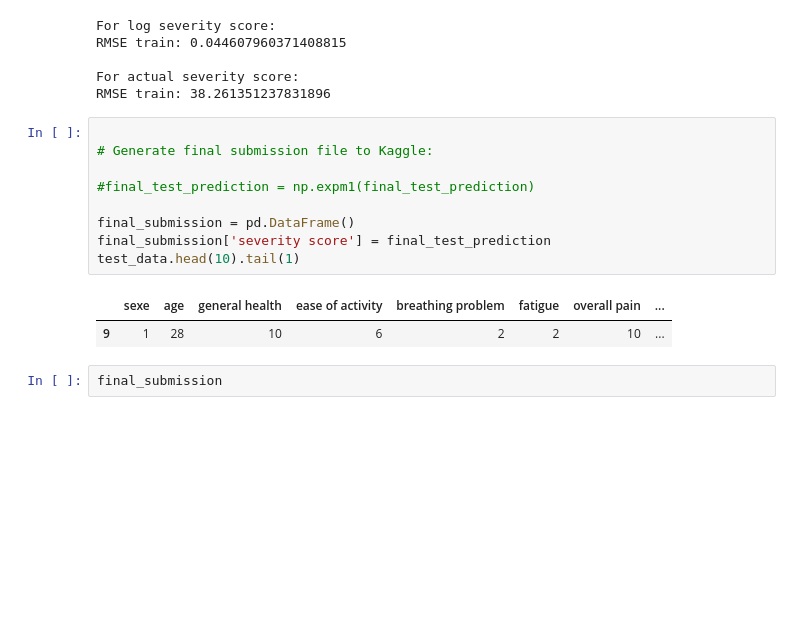
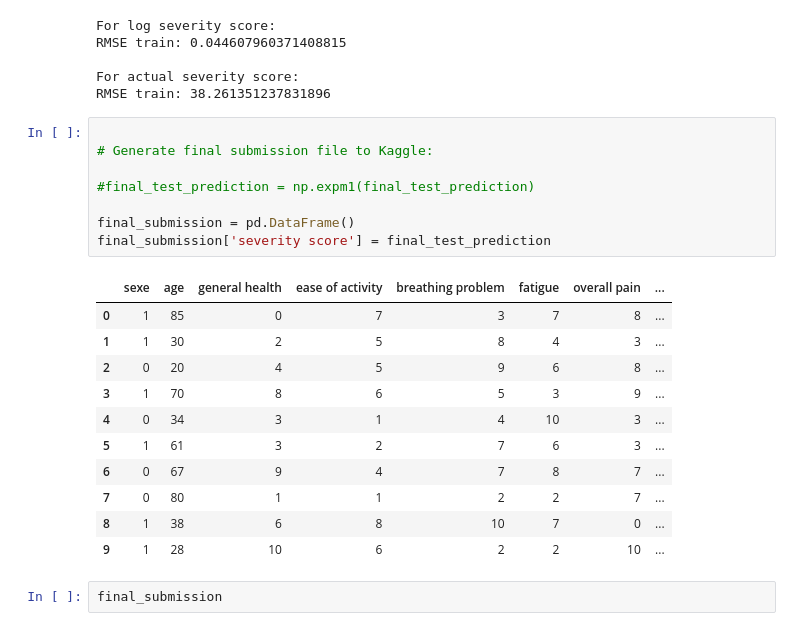
Before and after one commit to jules20022000/Notebook-Atreon, a Jupyter notebook: Best features and predictions.ipynb, the cells around one changed output. Saved outputs shown, nothing was run; the diff lists cells and outputs as text; blank space fills up the shorter version.

```diff
--- a/Best features and predictions.ipynb
+++ b/Best features and predictions.ipynb
@@ -430,14 +430,22 @@ RMSE train: 38.261351237831896
 # %%
 
 # Generate final submission file to Kaggle:
 
 #final_test_prediction = np.expm1(final_test_prediction)
 
 final_submission = pd.DataFrame()
 final_submission['severity score'] = final_test_prediction
-test_data.head(10).tail(1)
 # %% [output]
 |  | sexe | age | general health | ease of activity | breathing problem | fatigue | overall pain | ... |
+| 0 | 1 | 85 | 0 | 7 | 3 | 7 | 8 | ... |
+| 1 | 1 | 30 | 2 | 5 | 8 | 4 | 3 | ... |
+| 2 | 0 | 20 | 4 | 5 | 9 | 6 | 8 | ... |
+| 3 | 1 | 70 | 8 | 6 | 5 | 3 | 9 | ... |
+| 4 | 0 | 34 | 3 | 1 | 4 | 10 | 3 | ... |
+| 5 | 1 | 61 | 3 | 2 | 7 | 6 | 3 | ... |
+| 6 | 0 | 67 | 9 | 4 | 7 | 8 | 7 | ... |
+| 7 | 0 | 80 | 1 | 1 | 2 | 2 | 7 | ... |
+| 8 | 1 | 38 | 6 | 8 | 10 | 7 | 0 | ... |
 | 9 | 1 | 28 | 10 | 6 | 2 | 2 | 10 | ... |
 # %%
 final_submission
```
